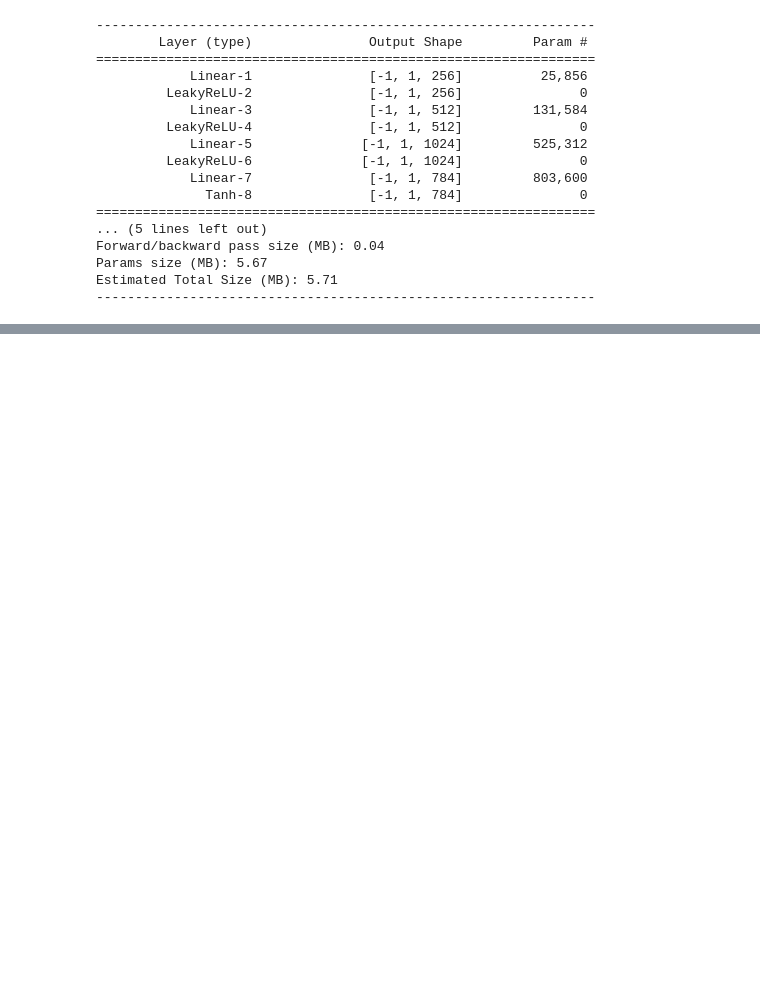
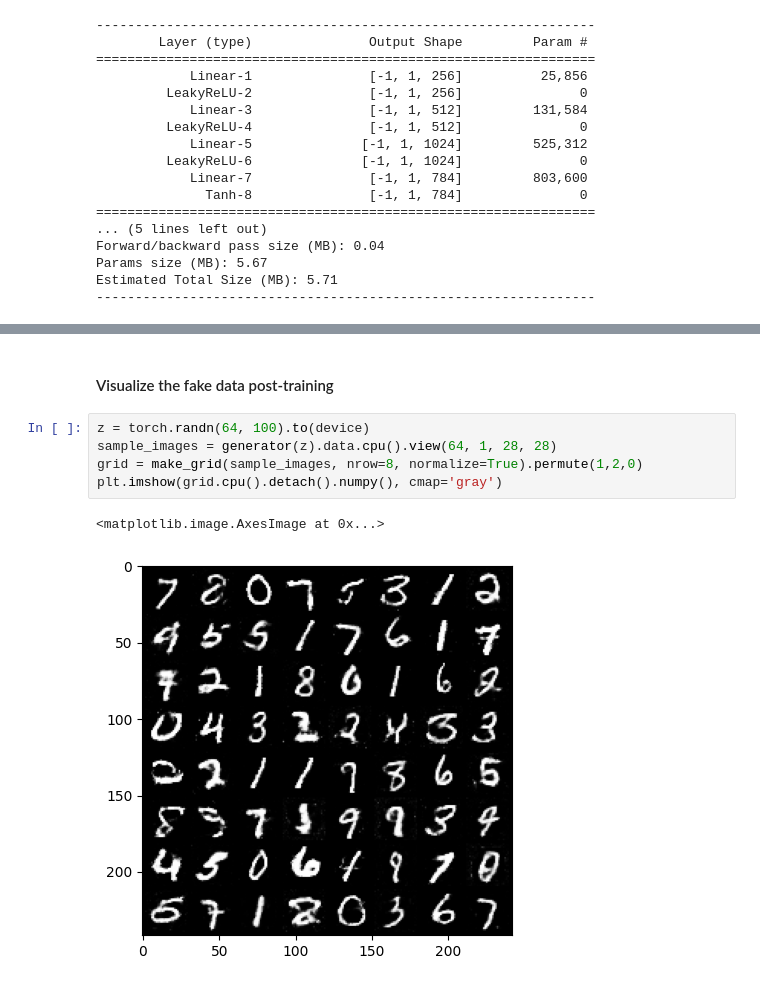
Before and after one commit to MuhammedM294/PyTorch4CV, a Jupyter notebook: GANs/MINST.ipynb, the cells around one changed output, grey strips where cells are left out. Saved outputs shown, nothing was run; the diff lists cells and outputs as text; blank space fills up the shorter version.

```diff
--- a/GANs/MINST.ipynb
+++ b/GANs/MINST.ipynb
@@ -113,0 +206,10 @@ Estimated Total Size (MB): 5.71
+# %% [markdown]
+#### Visualize the fake data post-training
+# %%
+z = torch.randn(64, 100).to(device)
+sample_images = generator(z).data.cpu().view(64, 1, 28, 28)
+grid = make_grid(sample_images, nrow=8, normalize=True).permute(1,2,0)
+plt.imshow(grid.cpu().detach().numpy(), cmap='gray')
+# %% [output]
+<matplotlib.image.AxesImage at 0x...>
+[figure, added]
```
Also changed, not shown: parts of 10 cells of this notebook.
